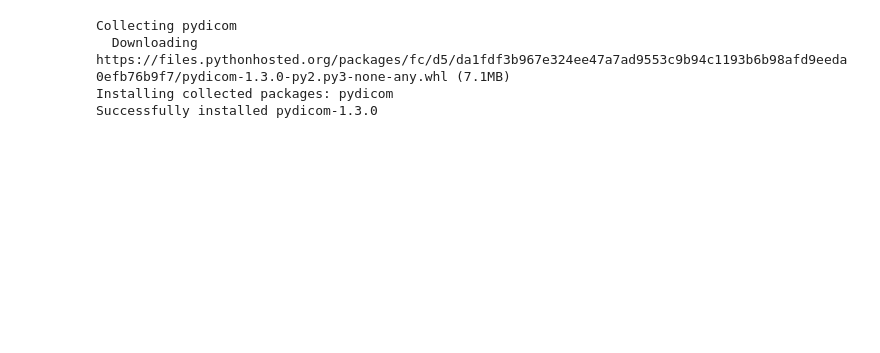
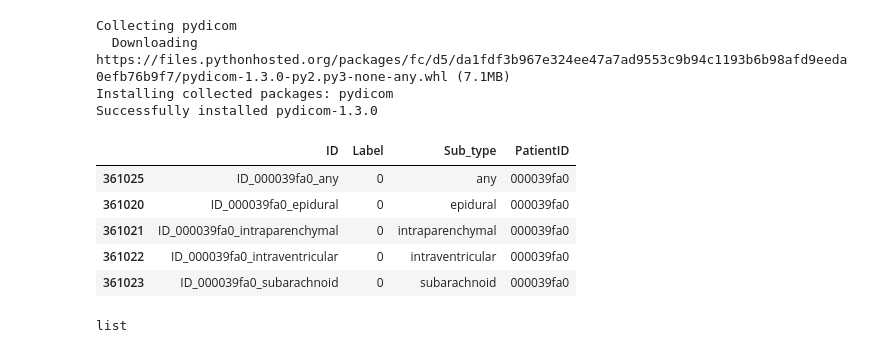
Before and after one commit to chrismarkella/RSNA, a Jupyter notebook: Model1.ipynb, the cells around one changed output. Drawn from its saved outputs; the diff is of its cells as text; code cells hidden in the pictures; blank space fills up the shorter version.

```diff
--- a/Model1.ipynb
+++ b/Model1.ipynb
@@ -13,0 +12,14 @@ preprocess = Preprocess.Preprocess('.')
+# %%
+path = '/Users/juhyeoksin/Documents'
+preprocess = Preprocess.Preprocess(path)
+# %%
+labels = preprocess.label_set('stage_1_train.csv')
+# %%
+labels.head()
+# %% [output]
+|  | ID | Label | Sub_type | PatientID |
+| 361025 | ID_000039fa0_any | 0 | any | 000039fa0 |
+| 361020 | ID_000039fa0_epidural | 0 | epidural | 000039fa0 |
+| 361021 | ID_000039fa0_intraparenchymal | 0 | intraparenchymal | 000039fa0 |
+| 361022 | ID_000039fa0_intraventricular | 0 | intraventricular | 000039fa0 |
+| 361023 | ID_000039fa0_subarachnoid | 0 | subarachnoid | 000039fa0 |
@@ -13,0 +33,4 @@ preprocess = Preprocess.Preprocess('.')
+# %%
+type(normalized_dcm_list)
+# %% [output]
+list
```
Also changed, not shown: parts of 21 cells of this notebook, 1 other file.
